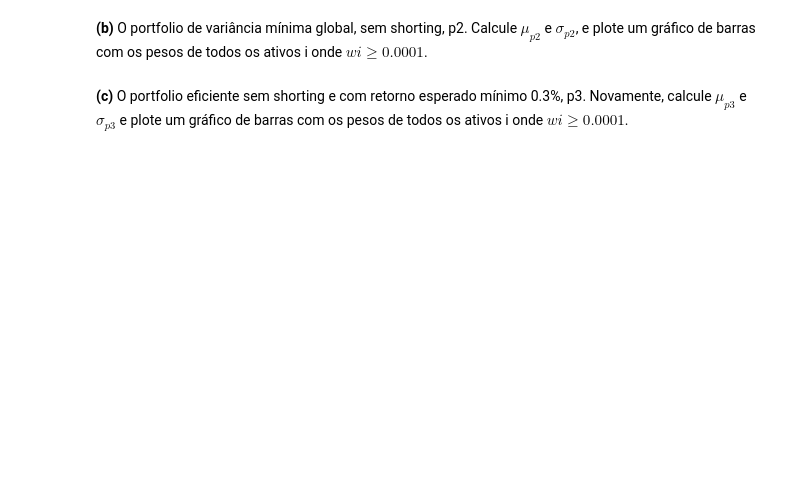
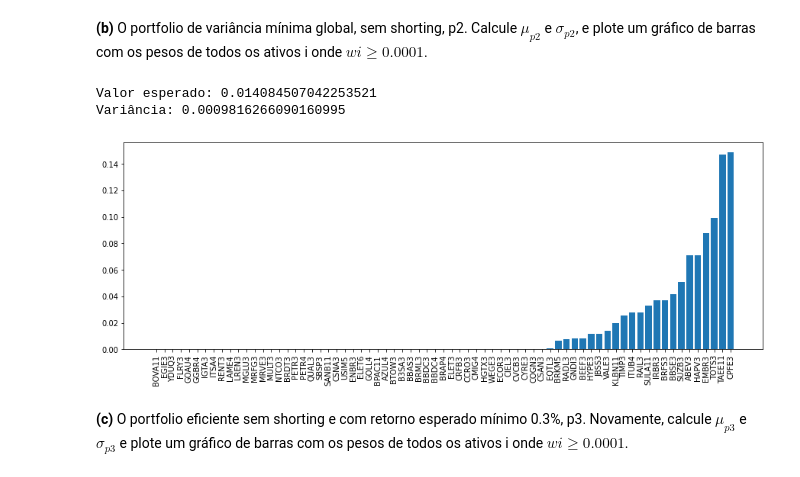
Before and after one commit to innng/quantitative-finance-and-risk-management, a Jupyter notebook: lista_2.ipynb, the cells around one changed output. Drawn from its saved outputs; the diff is of its cells as text; code cells hidden in the pictures; blank space fills up the shorter version.

```diff
--- a/lista_2.ipynb
+++ b/lista_2.ipynb
@@ -215,4 +221,34 @@ OptimizationError: Please check your objectives/constraints or use a different s
 # %% [markdown]
 **(b)** O portfolio de variância mínima global, sem shorting, p2. Calcule $μ_{p2}$ e $σ_{p2}$, e plote um gráfico de barras com os pesos de todos os ativos i onde $wi≥0.0001$.
+# %%
+# instancia modelo
+model = EfficientFrontier(
+    expected_returns=None,
+    cov_matrix=cov_matrix,
+    weight_bounds=(0.0001, 1),
+    verbose=False
+)
+
+# calcula variância mínima
+weights = model.min_volatility()
+weights_p2 = pd.Series(weights).sort_values()
+
+print(f"Valor esperado: {weights_p2.mean()}")
+print(f"Variância: {weights_p2.var()}")
+
+# filtra ativos pelo peso
+for stock, weight in weights_p2.items():
+    if not weight >= 0.0001:
+        if stock in weights_p2:
+            del weights_p2[stock]
+
+plt.figure(figsize=(15,5))
+plt.xticks(rotation=90)
+plt.bar(weights_p2.index, weights_p2.values)
+plt.show()
+# %% [output]
+Valor esperado: 0.014084507042253521
+Variância: 0.0009816266090160995
+[figure, added]
 # %% [markdown]
 **(c)**  O portfolio eficiente sem shorting e com retorno esperado mínimo 0.3%, p3. Novamente, calcule $μ_{p3}$ e $σ_{p3}$ e plote um gráfico de barras com os pesos de todos os ativos i onde $wi≥0.0001$.
```
Also changed, not shown: parts of 8 cells of this notebook.
